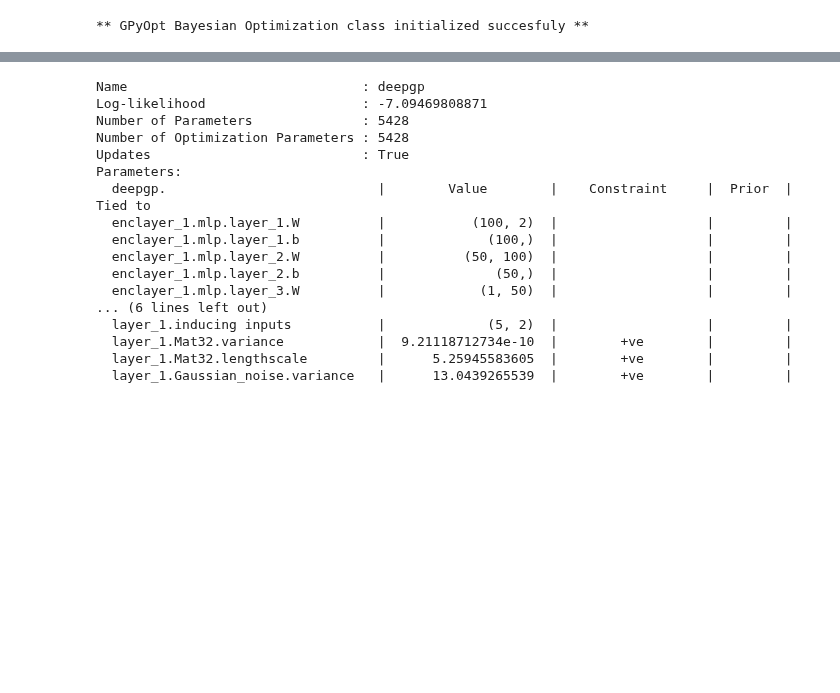
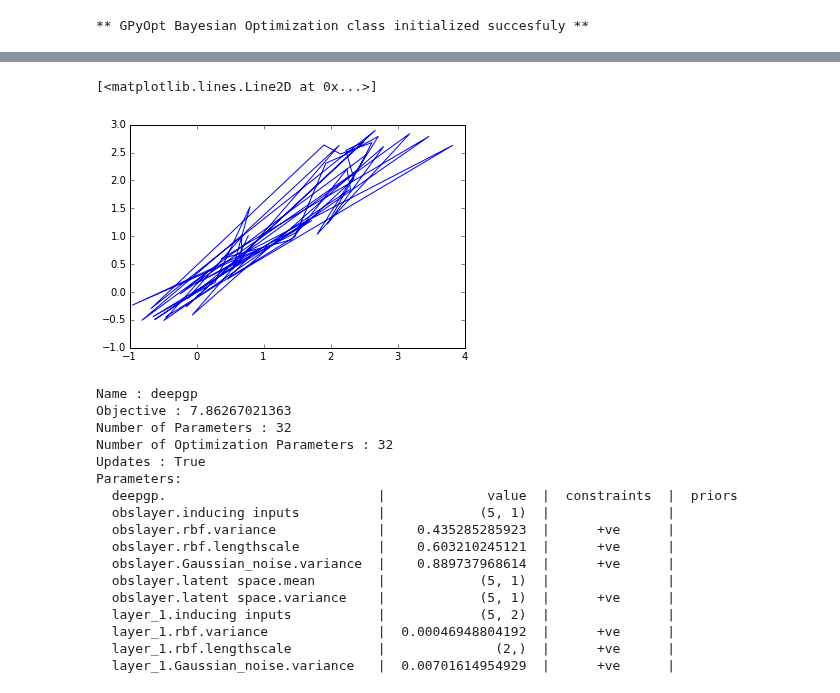
Before and after one commit to SheffieldML/GPyOpt, a Jupyter notebook: manual/GPyOpt_deep_gps.ipynb, the cells around one changed output, grey strips where cells are left out. Cells and saved outputs as stored; diff of their text form; code cells hidden in the pictures; blank space fills up the shorter version.

Commit message:
added parameter choices to deepgps

```diff
--- a/manual/GPyOpt_deep_gps.ipynb
+++ b/manual/GPyOpt_deep_gps.ipynb
@@ -111,13 +67,10 @@ bounds =[{'name': 'var_1', 'type': 'continuous', 'domain': f_true.bounds[0]},
 ### check the modular demo.
 myBopt2D = GPyOpt.methods.BayesianOptimization(f_sim.f,
                                               domain=bounds,
+                                              initial_design_numdata = 50,
                                               model_type = 'deepGP',
                                               acquisition_type='EI',
-                                              normalize_Y = True,
-                                              acquisition_weight = 0.1,
-                                              back_constraint=False,
-                                              verbose=True,
-                                              max_iters=50,
-                                              repeatX=False)
+                                              normalize_Y = False,
+                                              acquisition_weight = 0.1)
 # %% [output]
 ** GPyOpt Bayesian Optimization class initialized succesfuly **
@@ -124,22 +81,27 @@ myBopt2D = GPyOpt.methods.BayesianOptimization(f_sim.f,
+# %%
+plt.plot(myBopt2D.Y,myBopt2D.model.predict(myBopt2D.X)[0])
+# %% [output]
+[<matplotlib.lines.Line2D at 0x...>]
+[figure, added]
 # %%
 print myBopt2D.model.model
 # %% [output]
-Name                              : deepgp
-Log-likelihood                    : -7.09469808871
-Number of Parameters              : 5428
-Number of Optimization Parameters : 5428
-Updates                           : True
+Name : deepgp
+Objective : 7.86267021363
+Number of Parameters : 32
+Number of Optimization Parameters : 32
+Updates : True
 Parameters:
-  deepgp.                           |        Value        |    Constraint     |  Prior  |  Tied to
-  enclayer_1.mlp.layer_1.W          |           (100, 2)  |                   |         |
-  enclayer_1.mlp.layer_1.b          |             (100,)  |                   |         |
-  enclayer_1.mlp.layer_2.W          |          (50, 100)  |                   |         |
-  enclayer_1.mlp.layer_2.b          |              (50,)  |                   |         |
-  enclayer_1.mlp.layer_3.W          |            (1, 50)  |                   |         |
-... (6 lines left out)
-  layer_1.inducing inputs           |             (5, 2)  |                   |         |
-  layer_1.Mat32.variance            |  9.21118712734e-10  |        +ve        |         |
-  layer_1.Mat32.lengthscale         |      5.25945583605  |        +ve        |         |
-  layer_1.Gaussian_noise.variance   |      13.0439265539  |        +ve        |         |
+  deepgp.                           |             value  |  constraints  |  priors
+  obslayer.inducing inputs          |            (5, 1)  |               |
+  obslayer.rbf.variance             |    0.435285285923  |      +ve      |
+  obslayer.rbf.lengthscale          |    0.603210245121  |      +ve      |
+  obslayer.Gaussian_noise.variance  |    0.889737968614  |      +ve      |
+  obslayer.latent space.mean        |            (5, 1)  |               |
+  obslayer.latent space.variance    |            (5, 1)  |      +ve      |
+  layer_1.inducing inputs           |            (5, 2)  |               |
+  layer_1.rbf.variance              |  0.00046948804192  |      +ve      |
+  layer_1.rbf.lengthscale           |              (2,)  |      +ve      |
+  layer_1.Gaussian_noise.variance   |  0.00701614954929  |      +ve      |
 # %%
 # runs the optimization for the three methods
```
Also changed, not shown: parts of 8 cells of this notebook, 4 other files.
